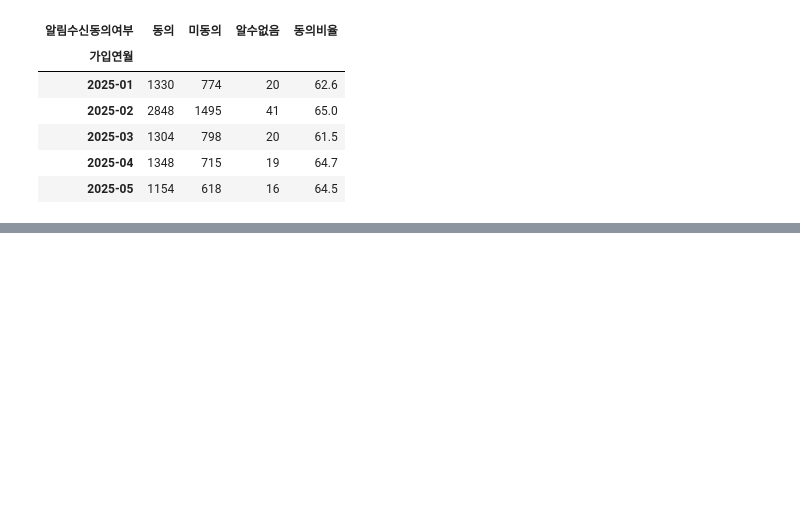
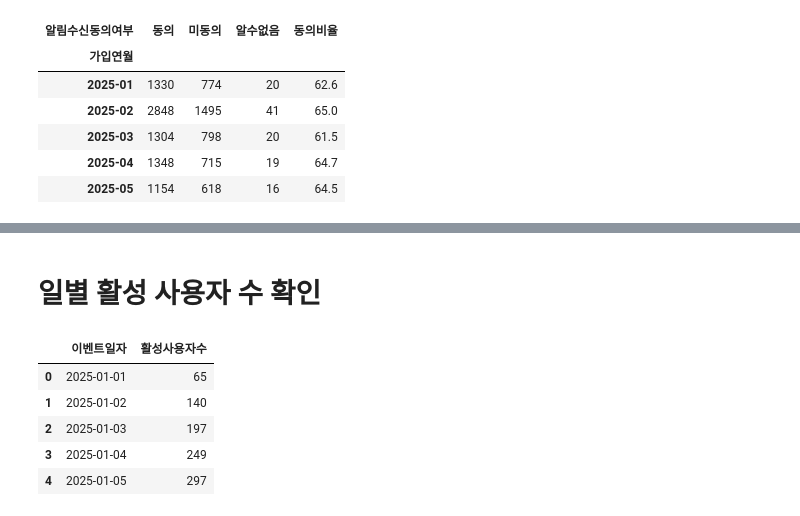
Before and after one commit to leegolem/Anti-Churn-Committee, a Jupyter notebook: notebooks/jeongsu/01eda.ipynb, the cells around one changed output, grey strips where cells are left out. Drawn from its saved outputs; the diff is of its cells as text; code cells hidden in the pictures; blank space fills up the shorter version.

```diff
--- a/notebooks/jeongsu/01eda.ipynb
+++ b/notebooks/jeongsu/01eda.ipynb
@@ -401,0 +410,17 @@ plt.show()
+# %%
+사용자활동_이벤트 = [
+    "앱실행",
+    "온보딩_완료",
+    "챌린지_탐색",
+    "챌린지참여",
+    "수면기록",
+    "운동기록",
+    "마음챙김",
+    "식단기록",
+    "알림오픈"
+]
+# %%
+event_df["사용자활동여부"] = (
+    event_df["Event_Type"]
+    .isin(사용자활동_이벤트)
+)
@@ -401,0 +431,2 @@ plt.show()
+# %% [markdown]
+# 일별 활성 사용자 수 확인
@@ -401,0 +444,16 @@ plt.show()
+# %%
+일별_활성사용자 = (
+    activity_df
+    .groupby("이벤트일자")["User_ID"]
+    .nunique()
+    .reset_index(name="활성사용자수")
+)
+
+일별_활성사용자.head()
+# %% [output]
+|  | 이벤트일자 | 활성사용자수 |
+| 0 | 2025-01-01 | 65 |
+| 1 | 2025-01-02 | 140 |
+| 2 | 2025-01-03 | 197 |
+| 3 | 2025-01-04 | 249 |
+| 4 | 2025-01-05 | 297 |
```
Also changed, not shown: parts of 9 cells of this notebook.
